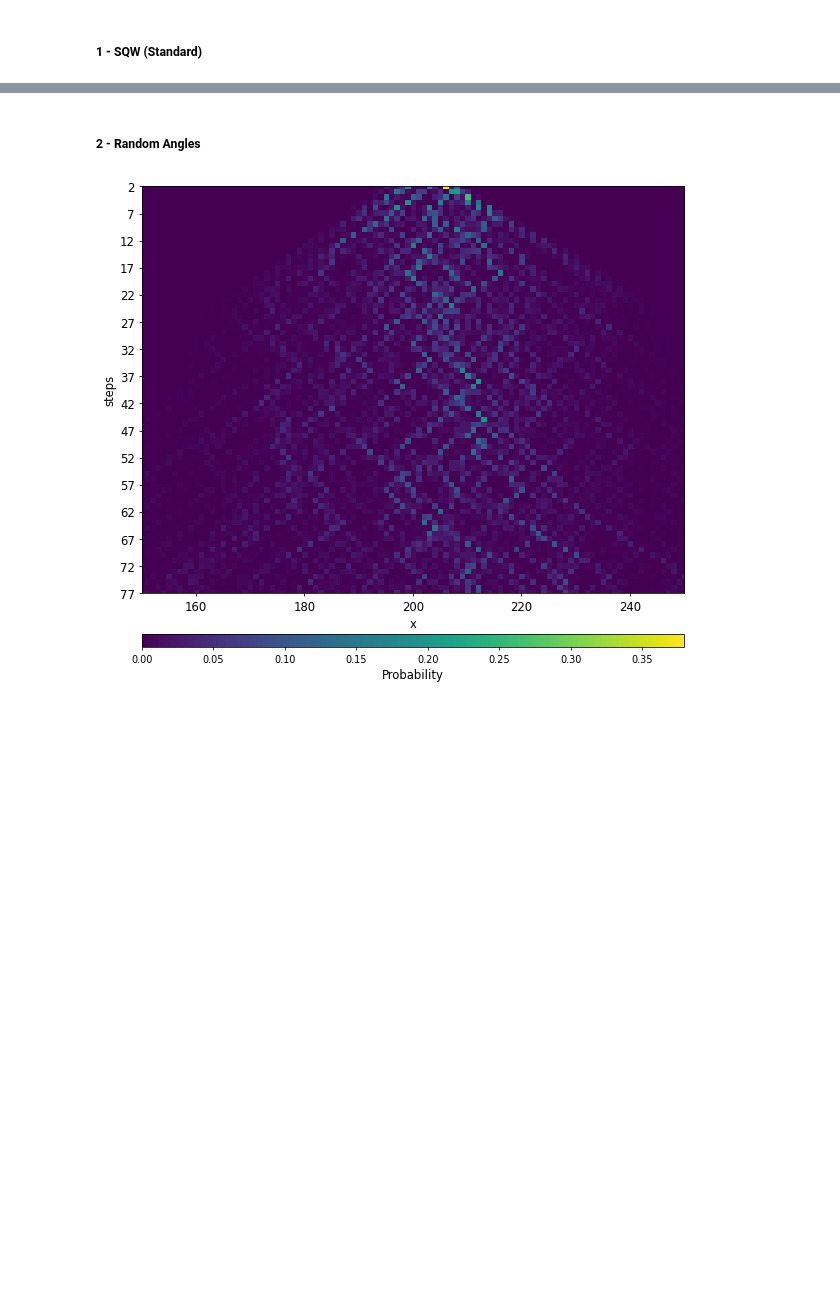
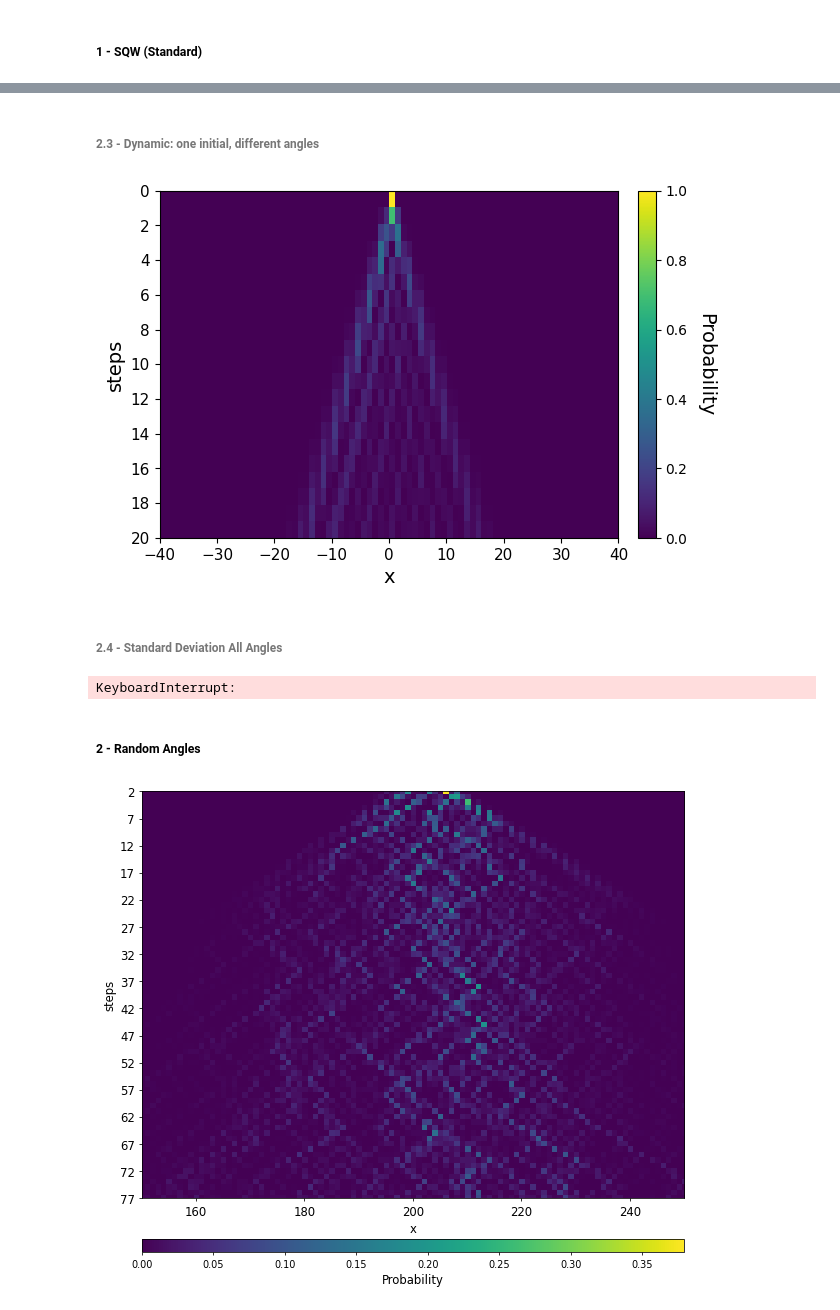
Before and after one commit to JaimePSantos/sqw, a Jupyter notebook: paper_experiments.ipynb, the cells around one changed output, grey strips where cells are left out. Drawn from its saved outputs; the diff is of its cells as text; code cells hidden in the pictures; blank space fills up the shorter version.

```diff
--- a/paper_experiments.ipynb
+++ b/paper_experiments.ipynb
@@ -55,0 +118,77 @@ plt.show()
+# %% [markdown]
+###### 2.3 - Dynamic: one initial, different angles
+# %%
+N = 121
+T = even_cycle_two_tesselation(N)
+G = nx.cycle_graph(N)
+
+steps = 20
+angles = [[np.pi/8, np.pi/7]] * steps
+tesselation_order = [[0,1] for x in range(steps)]
+initial_state = uniform_initial_state(N, nodes = [N//2+1])
+
+
+states_ua_ut = running(G, T, steps,
+                 initial_state,
+                 angles = angles,
+                 tesselation_order = tesselation_order)
+# %%
+final_dist = [amp2prob(x) for x in states_ua_ut]
+
+x = np.arange(-N//2, N//2, 1)
+y = np.arange(0, steps, 1)
+X, Y = np.meshgrid(x, y)
+
+fig, ax = plt.subplots()
+
+im = ax.imshow(final_dist,interpolation='None',cmap='viridis', extent = [-N//2, N//2, steps, 0])
+
+ratio = 0.5
+x_left, x_right = ax.get_xlim()
+y_low, y_high = ax.get_ylim()
+ax.set_aspect(abs((x_right-x_left)/(y_low-y_high))*ratio)
+ax.set_xlabel('x',fontsize = 14)
+ax.set_ylabel('steps',fontsize = 14)
+ax.tick_params(axis='both', which='major', labelsize=11)
+
+ax.set_xlim([-40,40])
+
+ax.set_yticks(np.arange(0, steps+1, 2))
+ax.set_xticks(np.arange(-40, 41, 10))
+
+cbar = fig.colorbar(im,fraction=0.035, pad=0.04)
+cbar.set_label('Probability', rotation=270,labelpad=20,fontsize = 14)
+
+plt.savefig(f'images/sqw_N{N}_t{steps}_thetapi8-pi7_init0.png',bbox_inches='tight',dpi=300)
+plt.show()
+# %% [output]
+[figure, added]
+# %% [markdown]
+###### 2.4 - Standard Deviation All Angles
+# %%
+N = 51
+T = even_cycle_two_tesselation(N)
+G = nx.cycle_graph(N)
+steps = 10
+
+tesselation_order = [[0,1] for x in range(steps)]
+initial_state = uniform_initial_state(N, nodes = [N//2+1])
+
+nt = 100
+theta_vector = np.linspace(0, np.pi,nt)
+
+std_matrix = np.zeros((nt,nt))
+
+for t_0 in range(nt):
+    for t_1 in range(nt):
+        angles = [[theta_vector[t_0], theta_vector[t_1]]] * steps
+
+        states_ua_ut = running(G, T, steps,
+                         initial_state,
+                         angles = angles,
+                         tesselation_order = tesselation_order)
+
+        m, b = np.polyfit(range(0, steps+1)[4::], states2std(states_ua_ut, range(0, N))[4::], 1)
+        std_matrix[t_0,t_1] = m
+# %% [output]
+KeyboardInterrupt:
```
Also changed, not shown: parts of 9 cells of this notebook, 3 other files.
